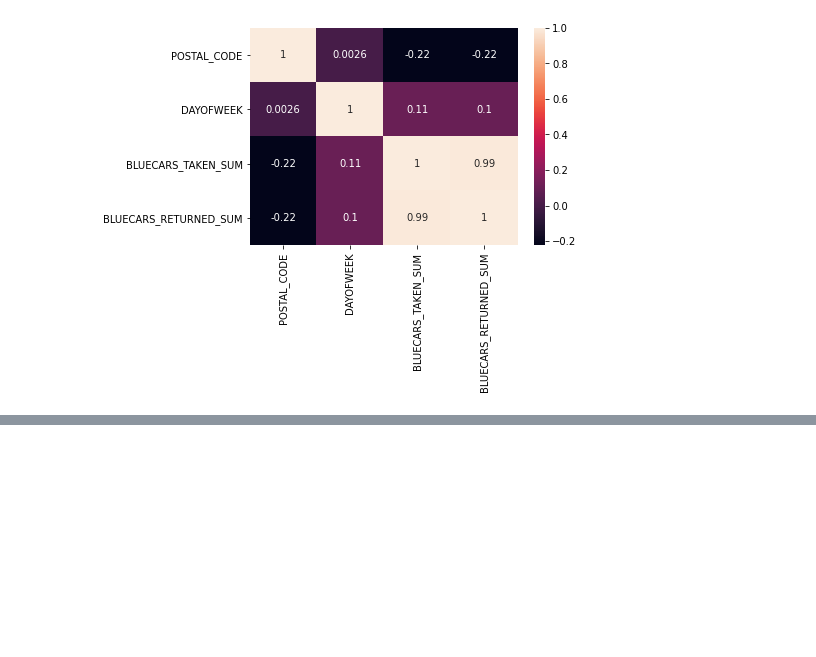
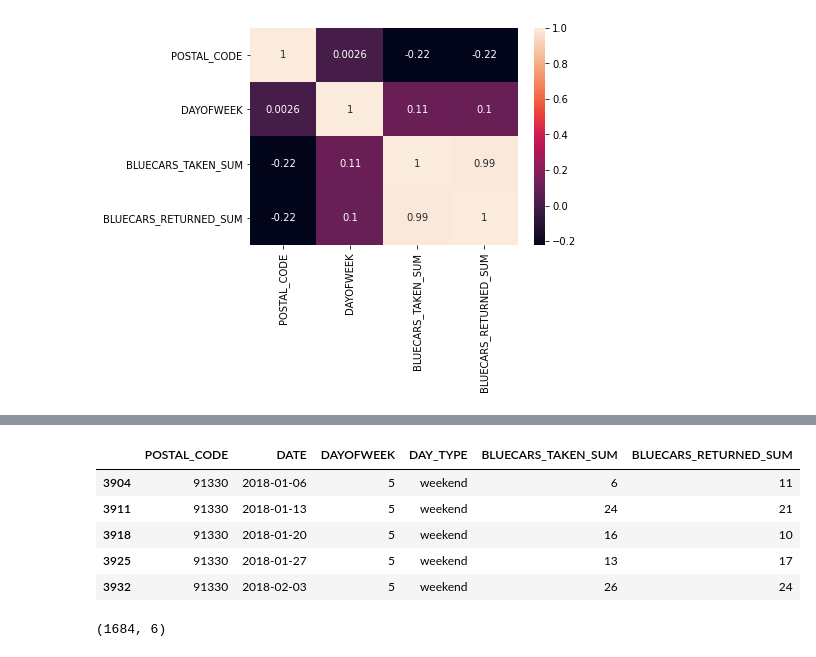
Before and after one commit to Obreintelly/Autolib-EDA, a Jupyter notebook: WEEK_4_HYPOTHESIS_TESTING_AUTOLIB_DATASET_27032021_CORE.ipynb, the cells around one changed output, grey strips where cells are left out. Cells and saved outputs as stored; diff of their text form; code cells hidden in the pictures; blank space fills up the shorter version.

```diff
--- a/WEEK_4_HYPOTHESIS_TESTING_AUTOLIB_DATASET_27032021_CORE.ipynb
+++ b/WEEK_4_HYPOTHESIS_TESTING_AUTOLIB_DATASET_27032021_CORE.ipynb
@@ -388,0 +399,14 @@ plt.show()
+# %%
+saturday= weekends_only[weekends_only['DAYOFWEEK']==5]
+saturday.head()
+# %% [output]
+|  | POSTAL_CODE | DATE | DAYOFWEEK | DAY_TYPE | BLUECARS_TAKEN_SUM | BLUECARS_RETURNED_SUM |
+| 3904 | 91330 | 2018-01-06 | 5 | weekend | 6 | 11 |
+| 3911 | 91330 | 2018-01-13 | 5 | weekend | 24 | 21 |
+| 3918 | 91330 | 2018-01-20 | 5 | weekend | 16 | 10 |
+| 3925 | 91330 | 2018-01-27 | 5 | weekend | 13 | 17 |
+| 3932 | 91330 | 2018-02-03 | 5 | weekend | 26 | 24 |
+# %%
+saturday.shape
+# %% [output]
+(1684, 6)
```
Also changed, not shown: parts of 4 cells of this notebook.
